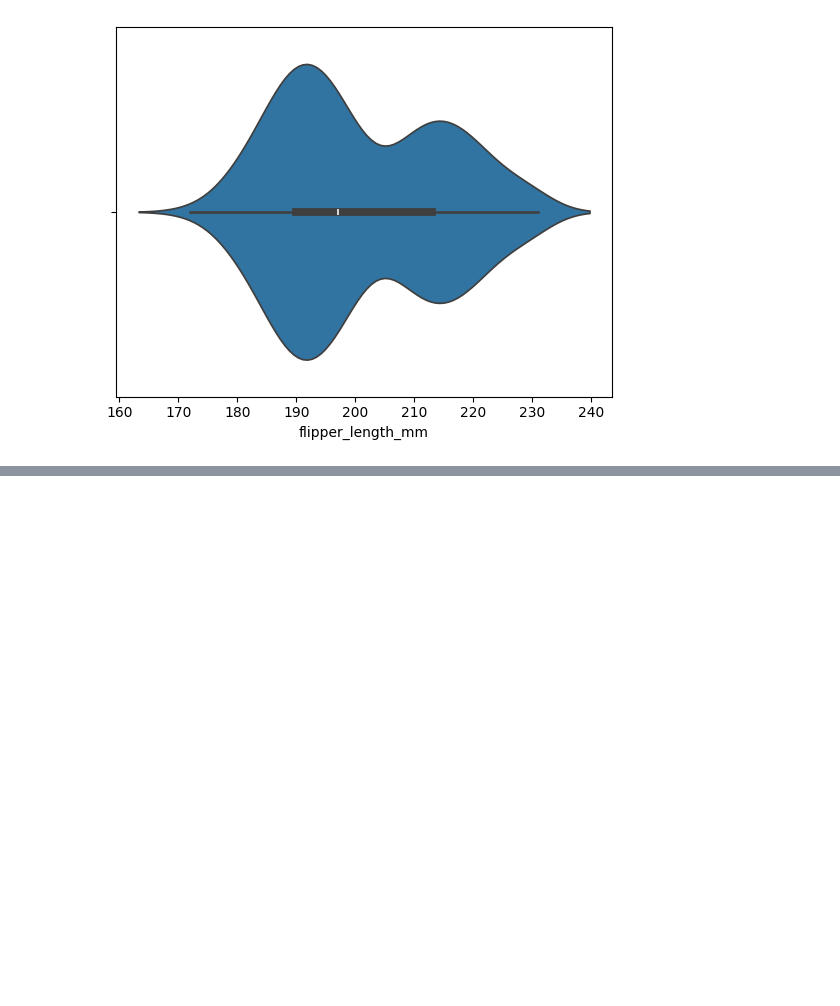
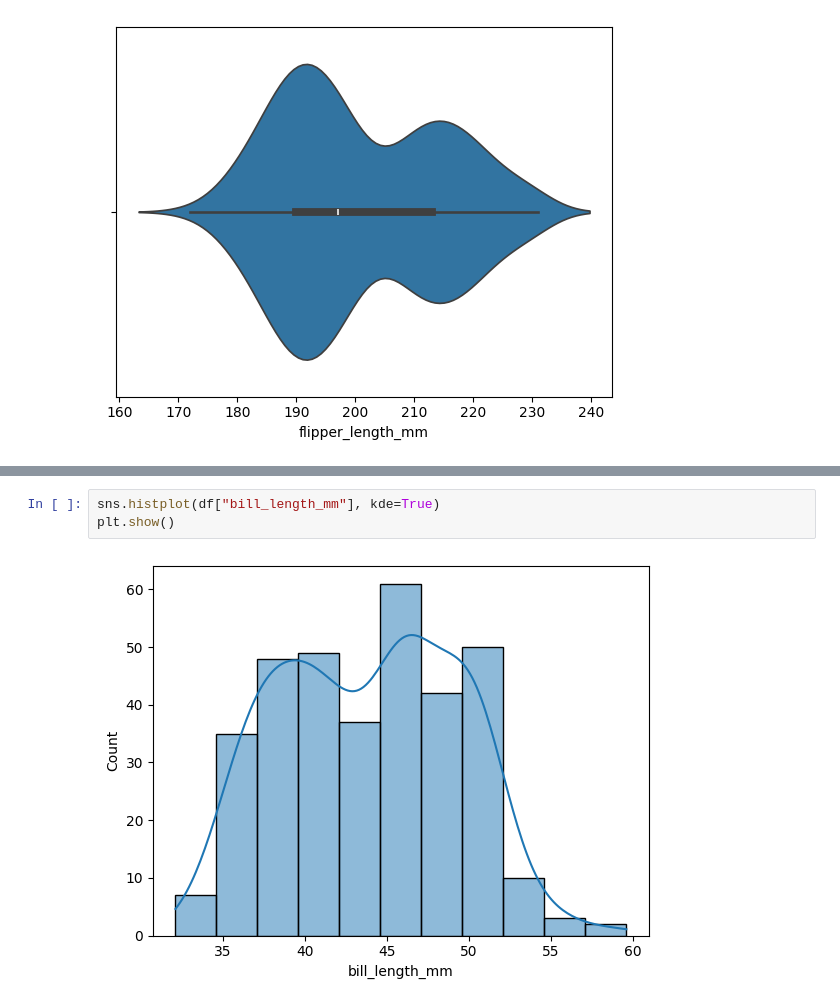
Before and after one commit to Dashrath7489/python, a Jupyter notebook: Matplotlib/Matplotlib.ipynb, the cells around one changed output, grey strips where cells are left out. Saved outputs shown, nothing was run; the diff lists cells and outputs as text; blank space fills up the shorter version.

```diff
--- a/Matplotlib/Matplotlib.ipynb
+++ b/Matplotlib/Matplotlib.ipynb
@@ -140,0 +146,5 @@ plt.show()
+# %%
+sns.histplot(df["bill_length_mm"], kde=True)
+plt.show()
+# %% [output]
+[figure, added]
```
Also changed, not shown: parts of 6 cells of this notebook, 2 other files.
